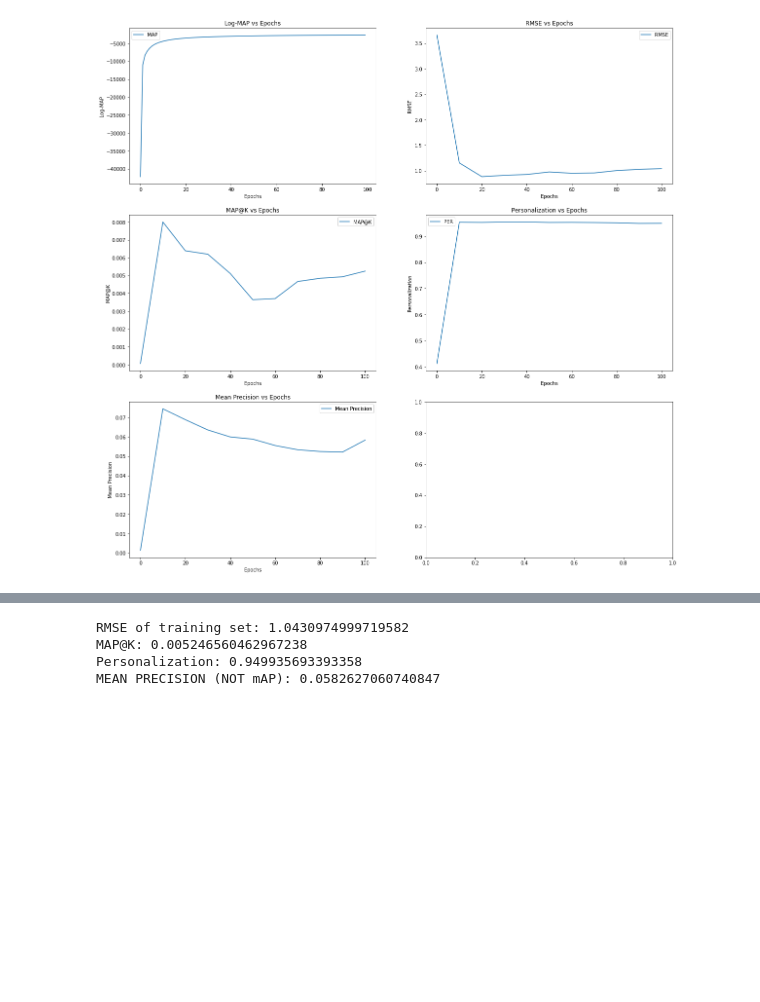
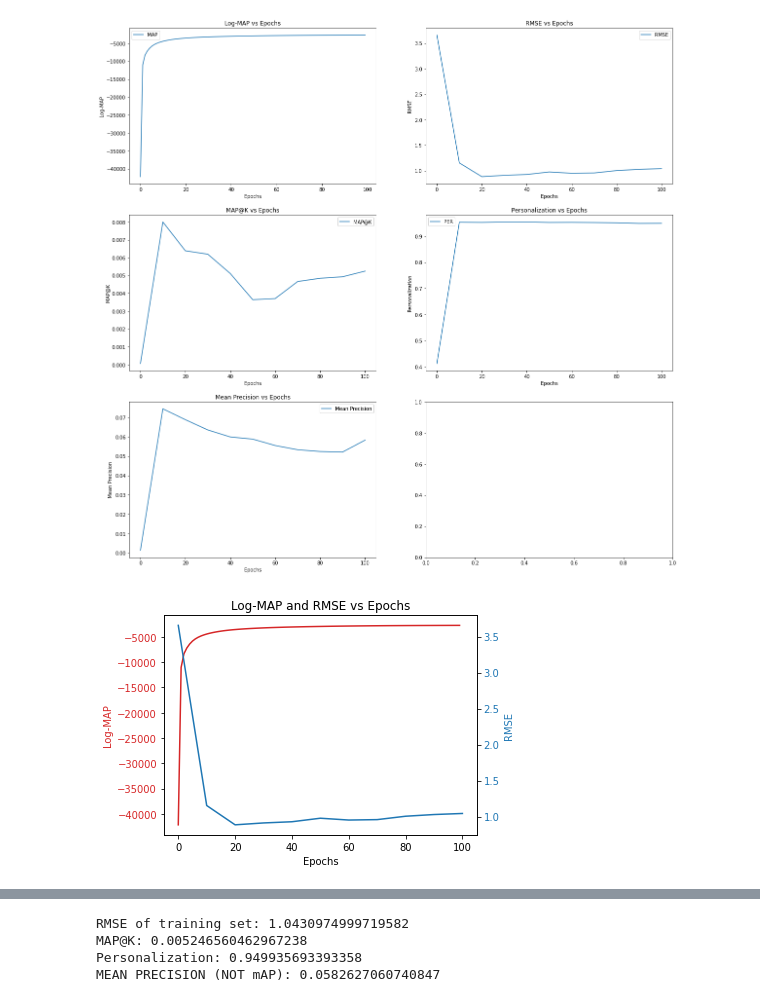
Before and after one commit to jho44/GetHuluJob, a Jupyter notebook: python_pmf.ipynb, the cells around one changed output, grey strips where cells are left out. Drawn from its saved outputs; the diff is of its cells as text; code cells hidden in the pictures; blank space fills up the shorter version.

```diff
--- a/python_pmf.ipynb
+++ b/python_pmf.ipynb
@@ -481,3 +481,24 @@ axes[2, 0].legend()
 plt.show()
 # %% [output]
 [figure]
+# %%
+fig, ax1 = plt.subplots()
+
+ax1.set_title('Log-MAP and RMSE vs Epochs')
+color = 'tab:red'
+ax1.set_xlabel('Epochs')
+ax1.set_ylabel('Log-MAP', color=color)
+ax1.plot(np.arange(len(log_ps)), log_ps, color=color)
+ax1.tick_params(axis='y', labelcolor=color)
+
+ax2 = ax1.twinx()  # instantiate a second axes that shares the same x-axis
+
+color = 'tab:blue'
+ax2.set_ylabel('RMSE', color=color)  # we already handled the x-label with ax1
+ax2.plot(np.arange(0, len(rmse) * step, step), rmse, color=color)
+ax2.tick_params(axis='y', labelcolor=color)
+
+fig.tight_layout()  # otherwise the right y-label is slightly clipped
+plt.show()
+# %% [output]
+[figure, added]
```
Also changed, not shown: parts of 1 cell of this notebook, 2 other files.
